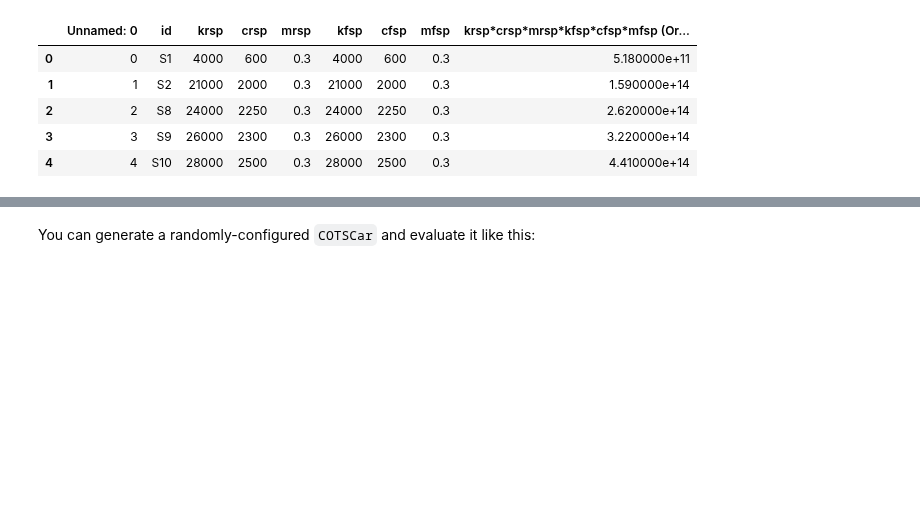
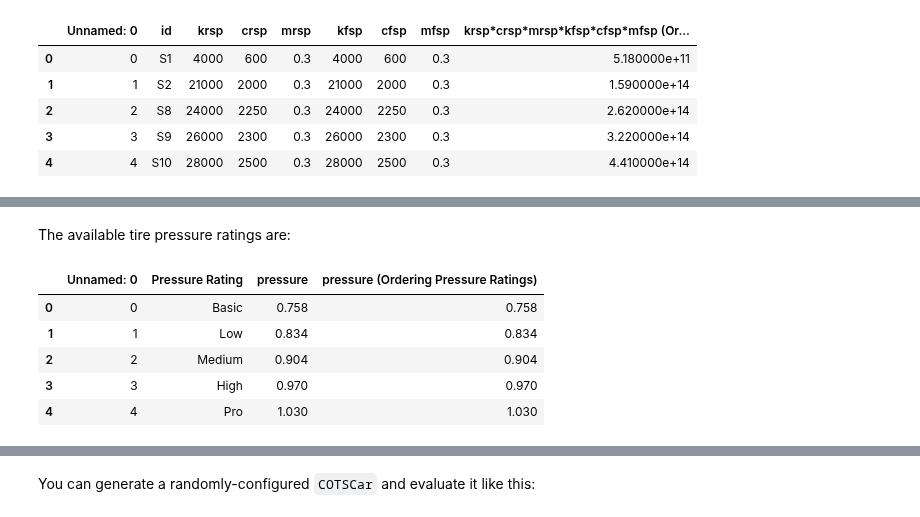
Before and after one commit to cmudrc/sae, a Jupyter notebook: examples/cots_example.ipynb, the cells around one changed output, grey strips where cells are left out. Drawn from its saved outputs; the diff is of its cells as text; code cells hidden in the pictures; blank space fills up the shorter version.

```diff
--- a/examples/cots_example.ipynb
+++ b/examples/cots_example.ipynb
@@ -128,0 +165,11 @@ sae.suspension
+# %% [markdown]
+The available tire pressure ratings are:
+# %%
+sae.pressure
+# %% [output]
+|  | Unnamed: 0 | Pressure Rating | pressure | pressure (Ordering Pressure Ratings) |
+| 0 | 0 | Basic | 0.758 | 0.758 |
+| 1 | 1 | Low | 0.834 | 0.834 |
+| 2 | 2 | Medium | 0.904 | 0.904 |
+| 3 | 3 | High | 0.970 | 0.970 |
+| 4 | 4 | Pro | 1.030 | 1.030 |
```
Also changed, not shown: parts of 13 cells of this notebook.
